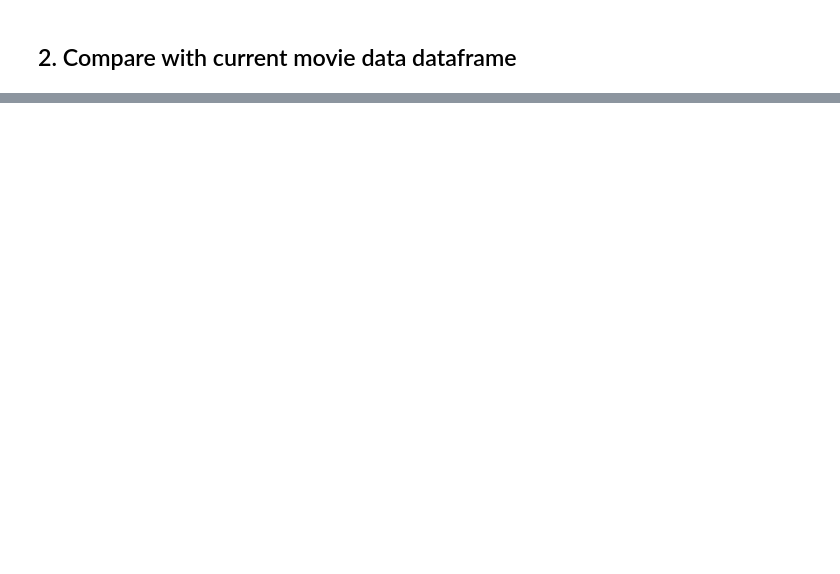
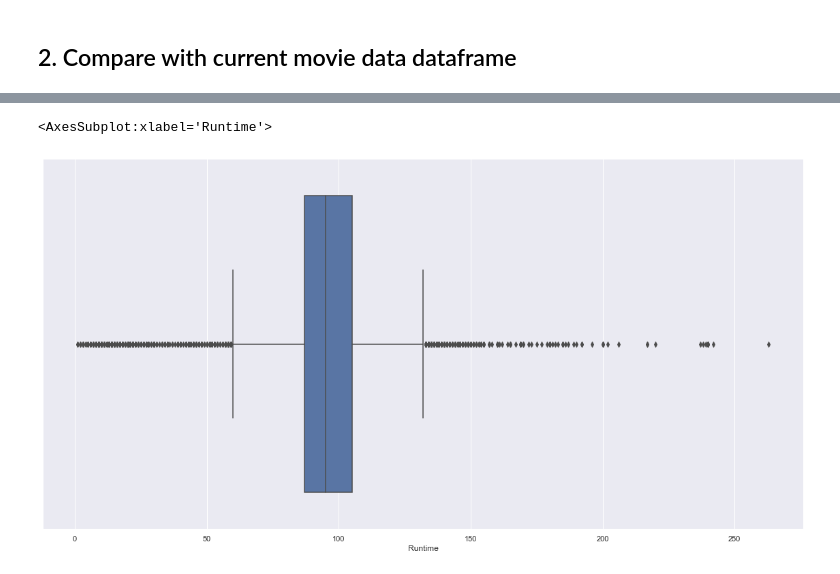
Before and after one commit to Jakisanya/black-film-analysis, a Jupyter notebook: notebooks/4.0-ja-data-preprocessing.ipynb, the cells around one changed output, grey strips where cells are left out. Drawn from its saved outputs; the diff is of its cells as text; code cells hidden in the pictures; blank space fills up the shorter version.

```diff
--- a/notebooks/4.0-ja-data-preprocessing.ipynb
+++ b/notebooks/4.0-ja-data-preprocessing.ipynb
@@ -148,0 +427,6 @@ list_difference
+# %%
+# Merge "Not Rated" variations
+movie_data_df["Rated"].replace(to_replace=["Not Rated", "NOT RATED", "UNRATED"], value="Unrated", inplace=True)
+# %%
+# "APPROVED" -> "Approved"
+movie_data_df["Rated"].replace(to_replace="APPROVED", value="Approved", inplace=True)
@@ -148,0 +465,2 @@ list_difference
+# %%
+movie_data_df = movie_data_df[~movie_data_df["Rated"].isin(["TV-PG", "TV-14", "TV-G", "TV-MA", "TV-Y", "TV-Y7", "TV-Y7-FV"])]
@@ -148,0 +483,7 @@ list_difference
+# %%
+# Inspect the Runtime distribution again
+fig, ax = plt.subplots(1, 1, figsize=(20, 10))
+sns.boxplot(data=movie_data_df, x="Runtime")
+# %% [output]
+<AxesSubplot:xlabel='Runtime'>
+[figure, added]
```
Also changed, not shown: parts of 66 cells of this notebook, 2 other files.
